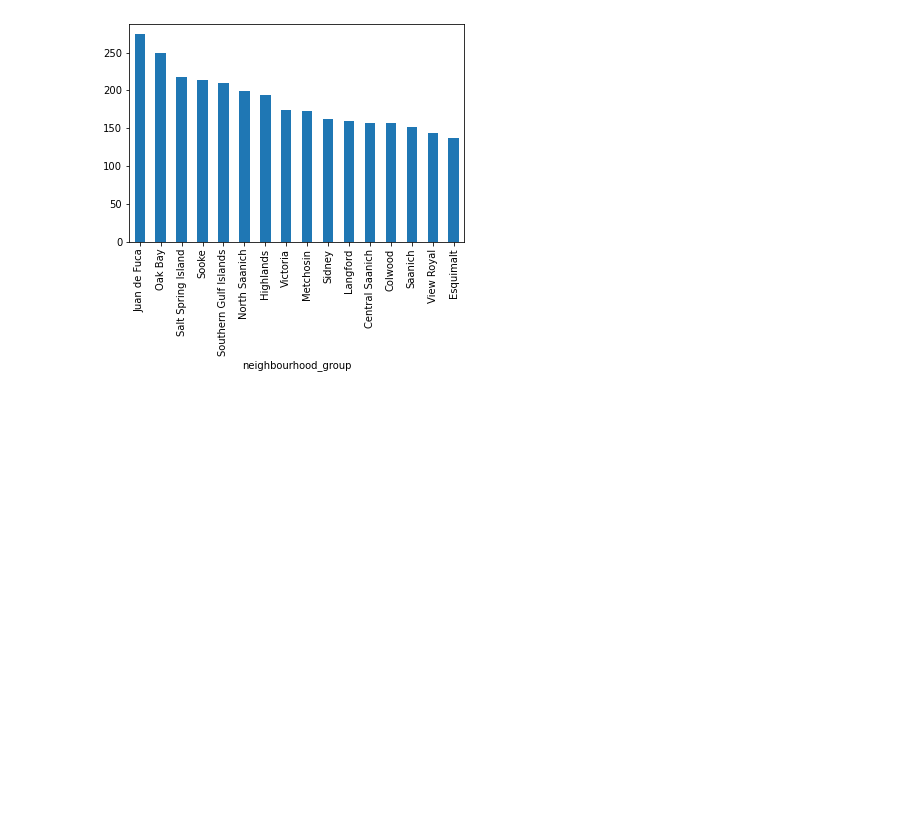
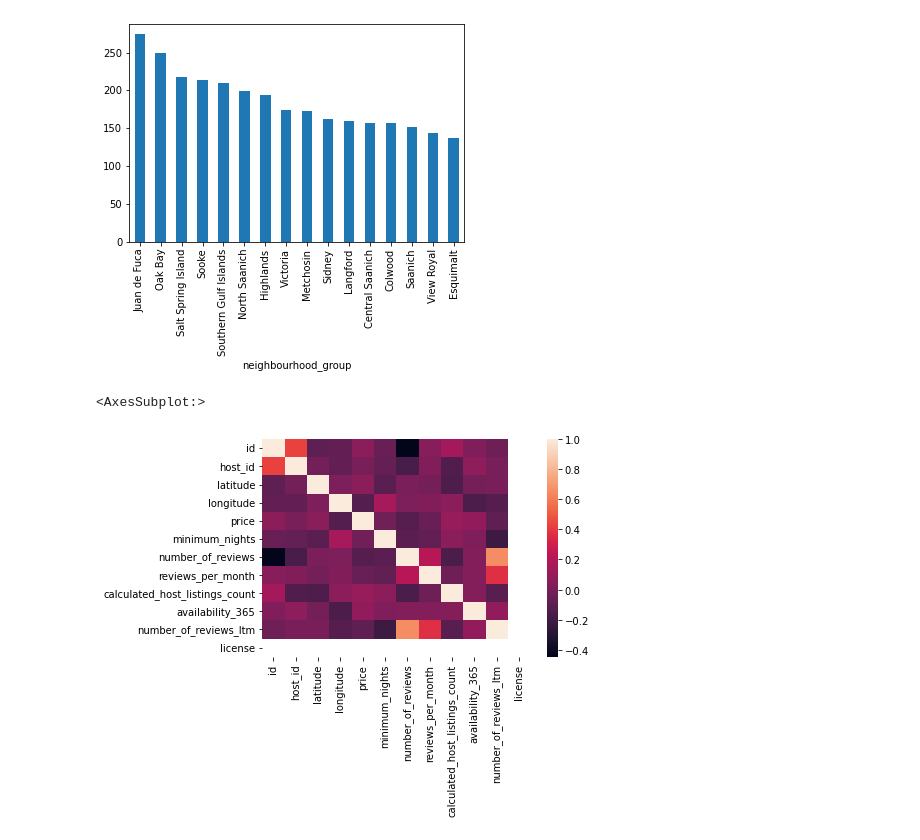
Before and after one commit to julionovoa/airbnb-seattle, a Jupyter notebook: airbnb-victoria.ipynb, the cells around one changed output. Drawn from its saved outputs; the diff is of its cells as text; code cells hidden in the pictures; blank space fills up the shorter version.

Commit message:
airbnb now includes a heatmap

```diff
--- a/airbnb-victoria.ipynb
+++ b/airbnb-victoria.ipynb
@@ -50,3 +50,9 @@ listings['neighbourhood_group'].value_counts().plot(kind='bar');
 listings.groupby('neighbourhood_group')['price'].mean().sort_values(ascending=False).plot(kind='bar');
 # %% [output]
 [figure]
+# %%
+# correlation between ratings and price
+sns.heatmap(listings.corr())
+# %% [output]
+<AxesSubplot:>
+[figure, added]
```
Also changed, not shown: parts of 2 cells of this notebook.
